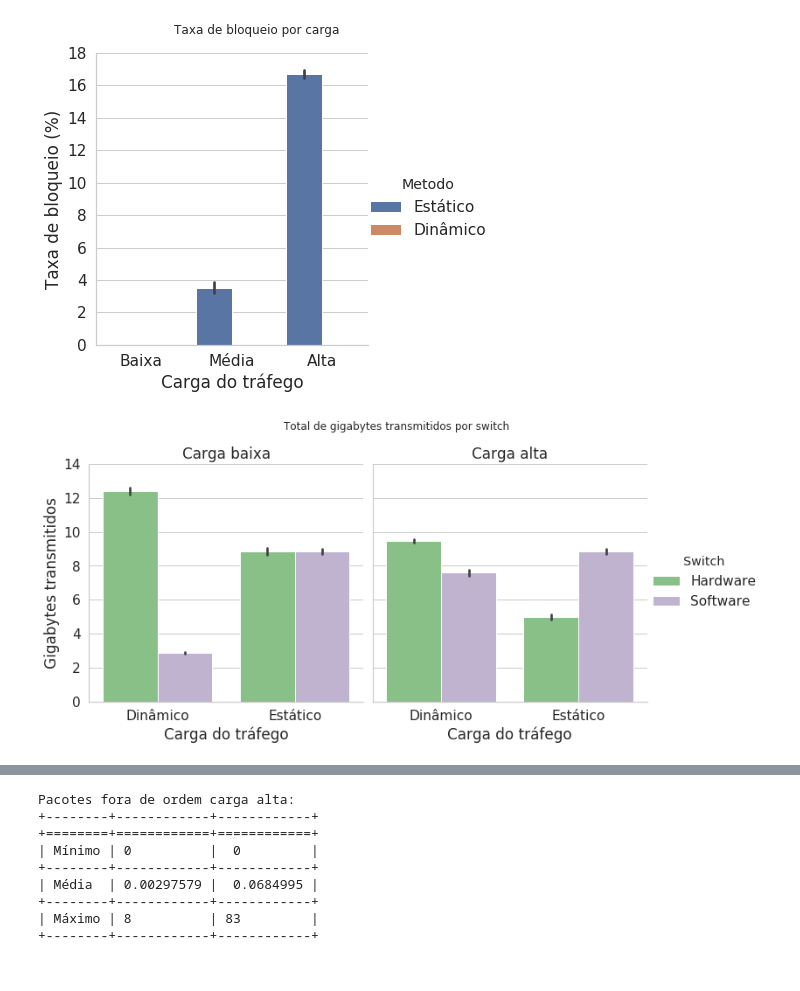
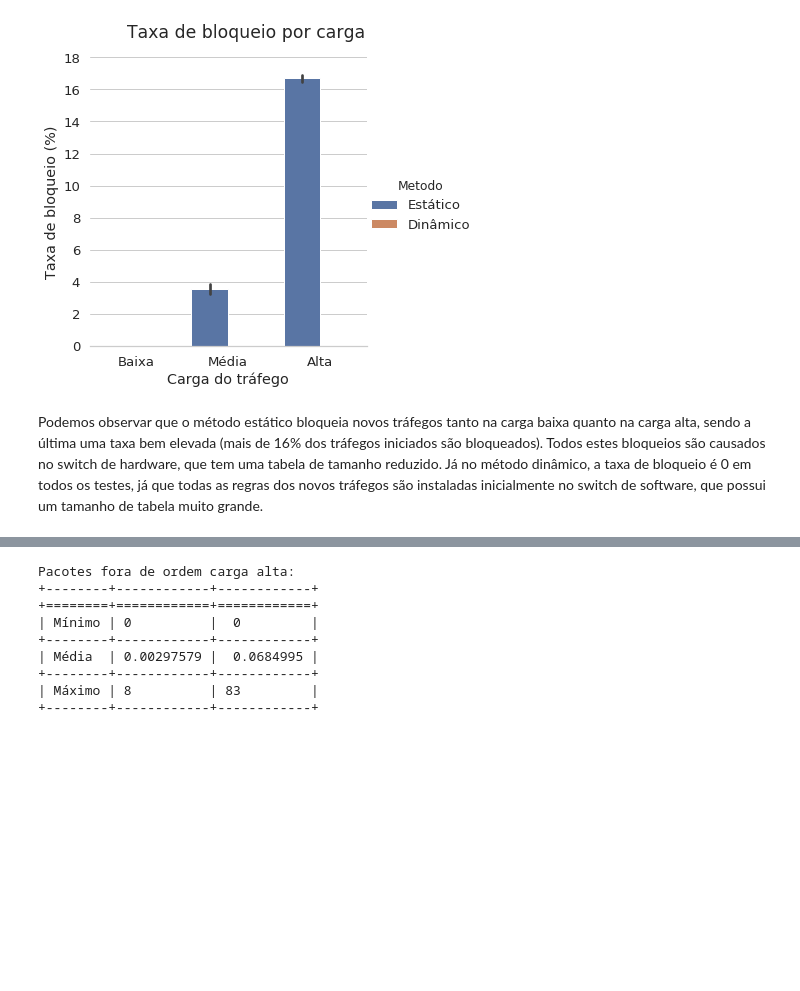
Before and after one commit to pedrobellotti/iperftestes, a Jupyter notebook: Scripts/teste.ipynb, the cells around one changed output, grey strips where cells are left out. Cells and saved outputs as stored; diff of their text form; code cells hidden in the pictures; blank space fills up the shorter version.

Commit message:
alterando graficos

```diff
--- a/Scripts/teste.ipynb
+++ b/Scripts/teste.ipynb
@@ -92,33 +92,34 @@ dfServer = pd.concat([dfServerPI, dfServerSW], ignore_index=True)
 # %%
 #Grafico de bloqueados metodo par impar
 gpb = dfTotal_info.groupby(["Seed", "TempoChegada", "Metodo"]).max()
 gpb.reset_index(inplace=True)
 gpb["TaxaBloqueio"] = gpb["RegrasBloqueadas"]/2/float(quantidadeIperfs)*100
 gpb["NomeTempo"] = gpb["TempoChegada"].map({"010": "Alta", "020": "Média", "030": "Baixa"})
-sns_plt = sns.catplot(x="NomeTempo", y="TaxaBloqueio", kind="bar", hue="Metodo", hue_order=["Estático", "Dinâmico"],order=["Baixa", "Média", "Alta"], ci=95, data=gpb)
+sns_plt = sns.catplot(x="NomeTempo", y="TaxaBloqueio", kind="bar", orient='v', hue="Metodo", hue_order=["Estático", "Dinâmico"],order=["Baixa", "Média", "Alta"], ci=95, data=gpb)
 sns_plt.fig.suptitle('Taxa de bloqueio por carga', y=1.05)
 sns_plt.set(ylim=(0, 18))
 sns_plt.set_axis_labels("Carga do tráfego", "Taxa de bloqueio (%)")
+sns_plt.despine(left=True)
 if (salvarGraficos):
     sns_plt.savefig("TaxaBloqueio.pdf")
 # %% [output]
-[figure, old version]
+[figure, new version]
+# %% [markdown]
+Podemos observar que o método estático bloqueia novos tráfegos tanto na carga baixa quanto na carga alta, sendo a última uma taxa bem elevada (mais de 16% dos tráfegos iniciados são bloqueados). Todos estes bloqueios são causados no switch de hardware, que tem uma tabela de tamanho reduzido. Já no método dinâmico, a taxa de bloqueio é 0 em todos os testes, já que todas as regras dos novos tráfegos são instaladas inicialmente no switch de software, que possui um tamanho de tabela muito grande.
 # %%
-#Trafego em cada switch
-gpb = dfTotal_info.groupby(["Metodo", "TempoChegada", "Seed", "Switch"]).max()
-gpb["GBEnv"] = gpb["BytesEnviados"]/1e9
-gpb.reset_index(inplace=True)
-gpb["Switch"] = gpb["Switch"].map({"SW": "Software", "HW": "Hardware"})
-gpb["NomeTempo"] = gpb["TempoChegada"].map({"010": "alta", "020": "média", "030": "baixa"})
-sns_plt = sns.catplot(palette="Accent", x="Metodo", y="GBEnv", kind="bar", ci=95, data=gpb, col="NomeTempo", hue="Switch", col_order=["baixa", "alta"])
-sns_plt.set(ylim=(0, 14))
-sns_plt.fig.suptitle('Total de gigabytes transmitidos por switch', y=1.05)
-sns_plt.set_axis_labels("Carga do tráfego", "Gigabytes transmitidos")
-sns_plt.set_titles("Carga {col_name}")
-if (salvarGraficos):
-    sns_plt.savefig("totalgbporswitch.pdf")
+#Trafego em cada switch (total de gigabytes)
+# gpb = dfTotal_info.groupby(["Metodo", "TempoChegada", "Seed", "Switch"]).max()
+# gpb["GBEnv"] = gpb["BytesEnviados"]/1e9
+# gpb.reset_index(inplace=True)
+# gpb["Switch"] = gpb["Switch"].map({"SW": "Software", "HW": "Hardware"})
+# gpb["NomeTempo"] = gpb["TempoChegada"].map({"010": "alta", "020": "média", "030": "baixa"})
+# sns_plt = sns.catplot(palette="Accent", x="Metodo", y="GBEnv", kind="bar", ci=95, data=gpb, col="NomeTempo", hue="Switch", col_order=["baixa", "alta"], order=["Estático", "Dinâmico"])
+# sns_plt.set(ylim=(0, 14))
+# sns_plt.fig.suptitle('Total de gigabytes transmitidos por switch', y=1.05)
+# sns_plt.set_axis_labels("Carga do tráfego", "Gigabytes transmitidos")
+# sns_plt.set_titles("Carga {col_name}")
+# if (salvarGraficos):
+#     sns_plt.savefig("totalgbporswitch.pdf")
-# %% [output]
-[figure, removed]
 # %%
 #Trafego em cada switch no intervalo estavel
 #inicio = 18
```
Also changed, not shown: parts of 7 cells of this notebook, 7 other files.
